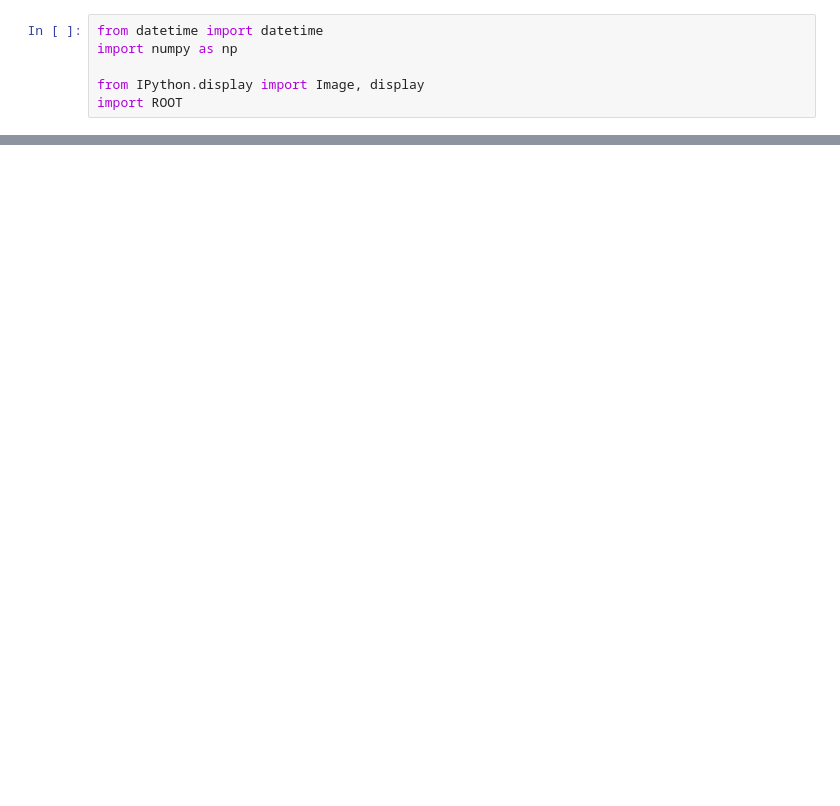
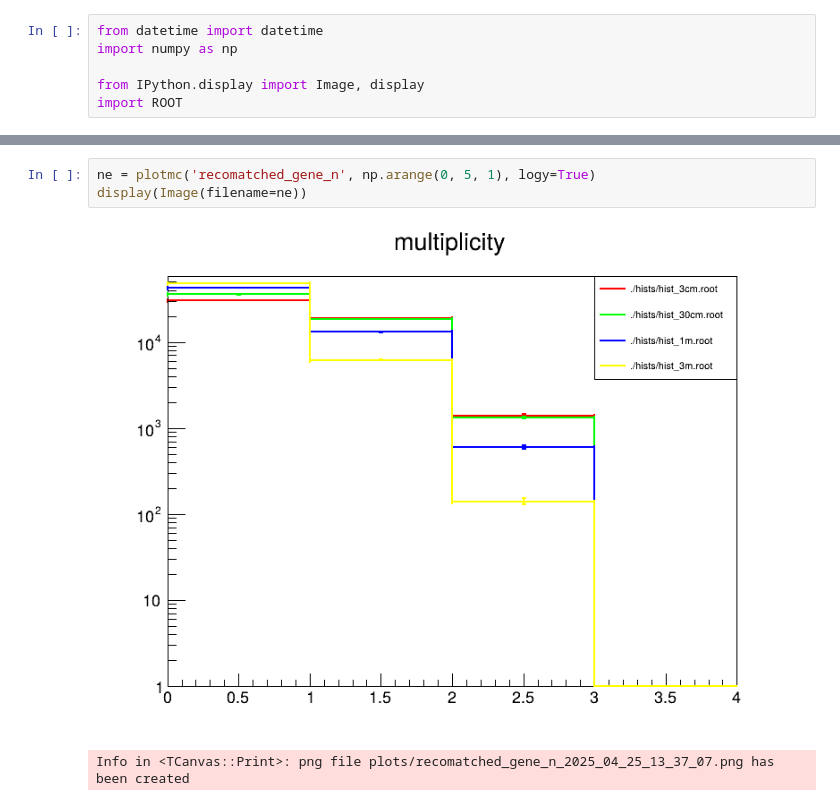
Before and after one commit to arsahasransu/LeptonDxyTriggerCMS, a Jupyter notebook: ProcessSeedTimeNanoToPlot/make_mc_plots.ipynb, the cells around one changed output, grey strips where cells are left out. Cells and saved outputs as stored; diff of their text form; blank space fills up the shorter version.

```diff
--- a/ProcessSeedTimeNanoToPlot/make_mc_plots.ipynb
+++ b/ProcessSeedTimeNanoToPlot/make_mc_plots.ipynb
@@ -121,0 +127,6 @@ Info in <TCanvas::Print>: png file plots/genmatched_ph_seedtime_ee_2025_04_24_10
+# %%
+ne = plotmc('recomatched_gene_n', np.arange(0, 5, 1), logy=True)
+display(Image(filename=ne))
+# %% [output]
+[figure, added]
+Info in <TCanvas::Print>: png file plots/recomatched_gene_n_2025_04_25_13_37_07.png has been created
```
Also changed, not shown: parts of 13 cells of this notebook, 2 other files.
